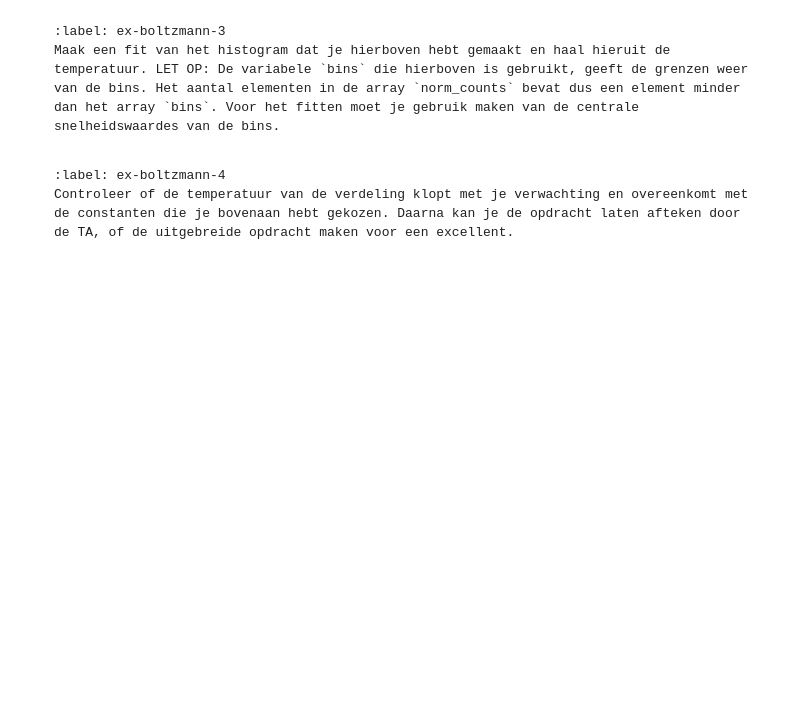
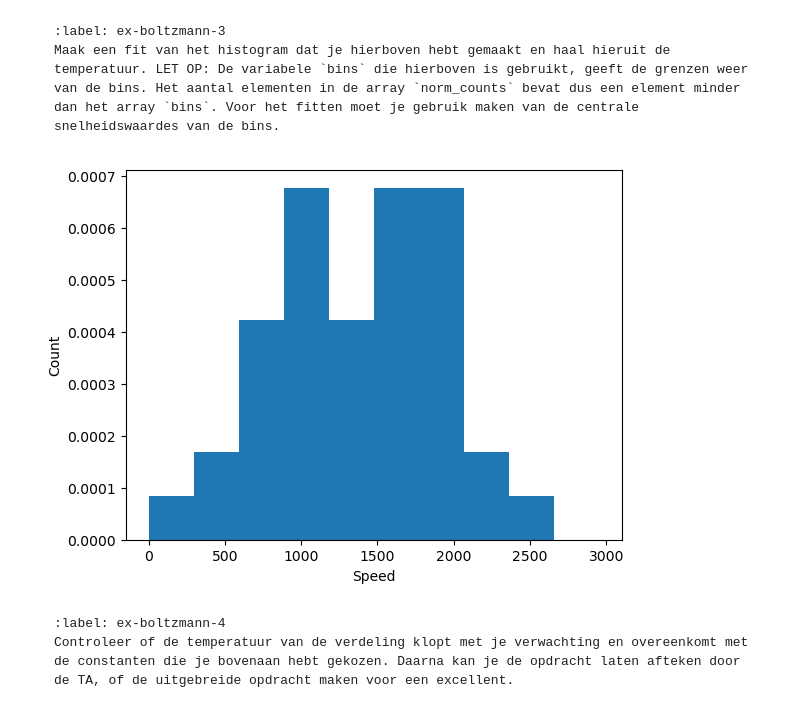
Before and after one commit to Fynn-Vrolijk123/Groep_3_IP_2_Thermo_Vladmir-Fynn, a Jupyter notebook: Content/PySim/6_boltzmann.ipynb, the cells around one changed output. Drawn from its saved outputs; the diff is of its cells as text; code cells hidden in the pictures; blank space fills up the shorter version.

````diff
--- a/Content/PySim/6_boltzmann.ipynb
+++ b/Content/PySim/6_boltzmann.ipynb
@@ -328,7 +328,28 @@ $$
 Maak een fit van het histogram dat je hierboven hebt gemaakt en haal hieruit de temperatuur. LET OP: De variabele `bins` die hierboven is gebruikt, geeft de grenzen weer van de bins. Het aantal elementen in de array `norm_counts` bevat dus een element minder dan het array `bins`. Voor het fitten moet je gebruik maken van de centrale snelheidswaardes van de bins.
 ```
 # %%
-#your code/answer
+particles = []
+num_bins = 10
+tot_counts = np.zeros(num_bins, dtype=float)
+
+plt.figure()
+plt.xlabel('Speed')
+plt.ylabel('Count')
+
+create_uniform_particles(particles)
+
+for i in range(5000):
+    take_time_step(particles)
+    if i % 250 == 0:
+        speeds = [np.linalg.norm(p.v) for p in particles]
+        partial_counts, bins = np.histogram(speeds, bins=num_bins, density='True', range=[0,1.5*V_0])
+        tot_counts += partial_counts
+
+norm_counts = tot_counts / 20
+plt.stairs(norm_counts, bins, fill='True')
+plt.show()
+# %% [output]
+[figure, added]
 # %% [markdown]
 ```{exercise}
 :label: ex-boltzmann-4
````
Also changed, not shown: parts of 4 cells of this notebook, 1 other file.
